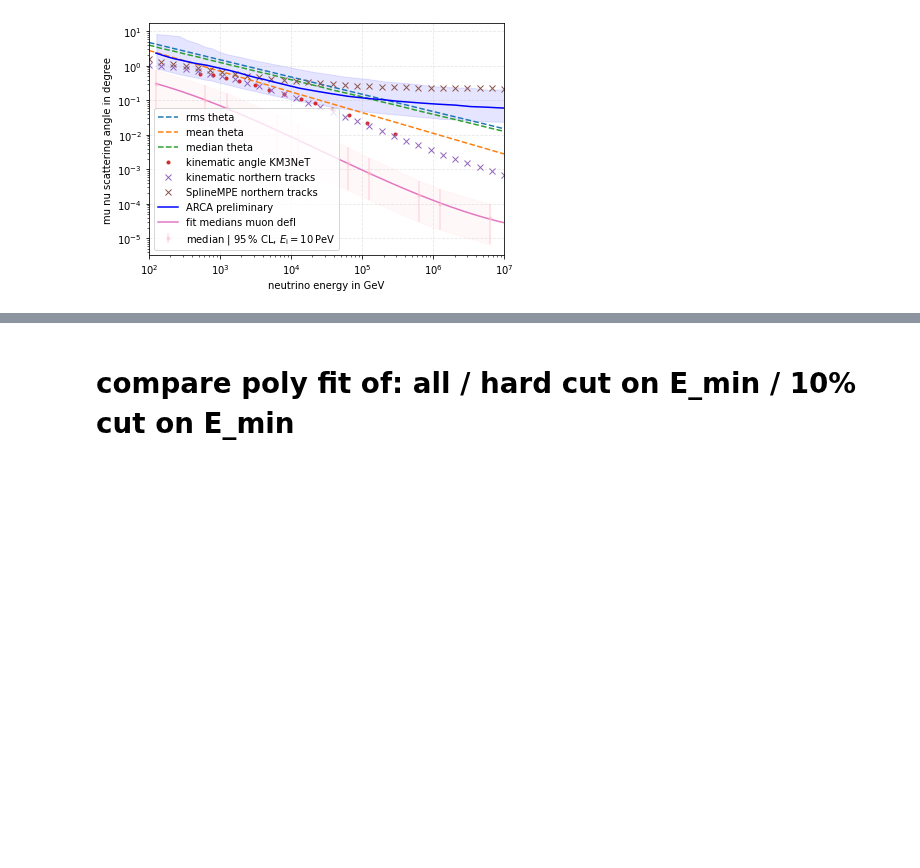
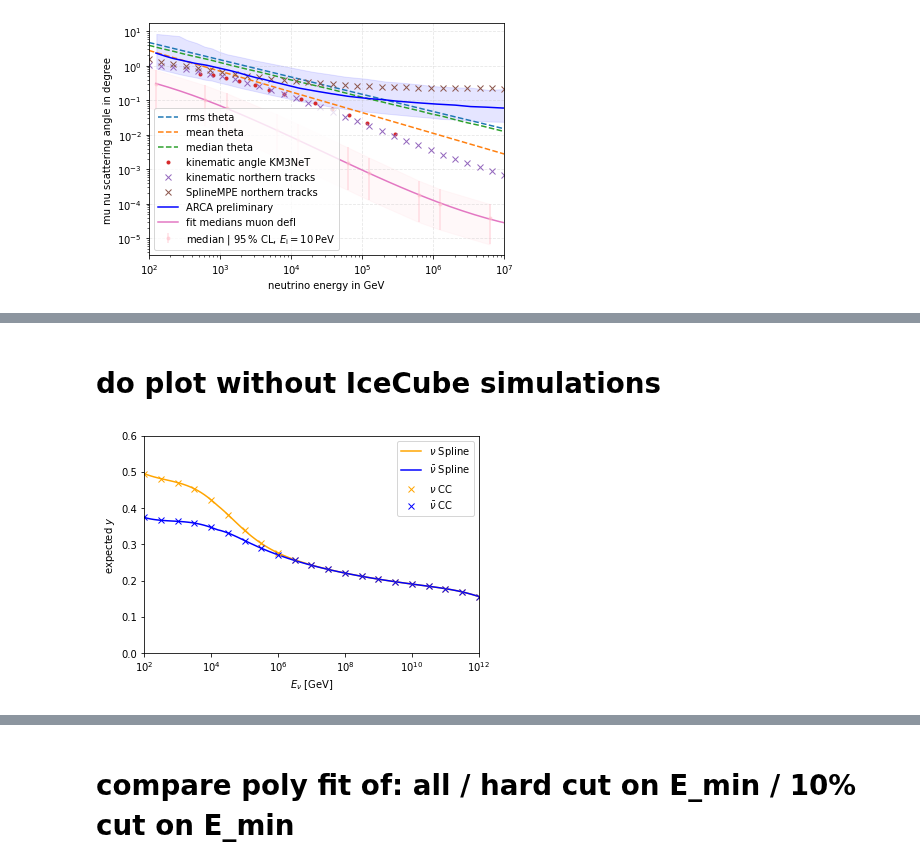
Before and after one commit to pascalgutjahr/muon-deflection-paper, a Jupyter notebook: deflection/total_defl_combined_moliere.ipynb, the cells around one changed output, grey strips where cells are left out. Cells and saved outputs as stored; diff of their text form; code cells hidden in the pictures; blank space fills up the shorter version.

```diff
--- a/deflection/total_defl_combined_moliere.ipynb
+++ b/deflection/total_defl_combined_moliere.ipynb
@@ -1341,0 +1343,26 @@ poly params:  [ 0.02407291 -0.31206222  0.37943753 -0.21557717] , errors:  [0.00
+# %% [markdown]
+# do plot without IceCube simulations
+# %%
+# Neutrino Review Paper Fig. 10
+df_y = pd.read_hdf('data/y_data.hdf5')
+
+
+spl_nu = UnivariateSpline(df_y.neutrino_energy, df_y.exp_y_simps, s=0)
+plt.plot(df_y.neutrino_energy, spl_nu(df_y.neutrino_energy), color='orange', label=r'$\nu$ Spline')
+
+spl_nu_bar = UnivariateSpline(df_y.neutrino_energy, df_y.exp_y_bar_simps, s=0)
+plt.plot(df_y.neutrino_energy, spl_nu_bar(df_y.neutrino_energy), color='blue', label=r'$\bar{\nu}$ Spline')
+
+
+plt.plot(df_y.neutrino_energy[::5], df_y.exp_y_simps[::5], 'x', color='orange', label=r'$\nu \ \mathrm{CC}$')
+plt.plot(df_y.neutrino_energy[::5], df_y.exp_y_bar_simps[::5], 'x', color='blue', label=r'$\bar{\nu} \ \mathrm{CC}$')
+plt.xscale('log')
+plt.xlabel(r'$E_\nu$ [GeV]')
+plt.ylabel(r'expected $y$')
+plt.ylim(0., 0.6)
+plt.xlim(1e2, 1e12)
+plt.legend()
+if save_plot:
+    plt.savefig(plot_dir + 'expected_y.pdf')
+# %% [output]
+[figure, added]
```
Also changed, not shown: parts of 10 cells of this notebook.
